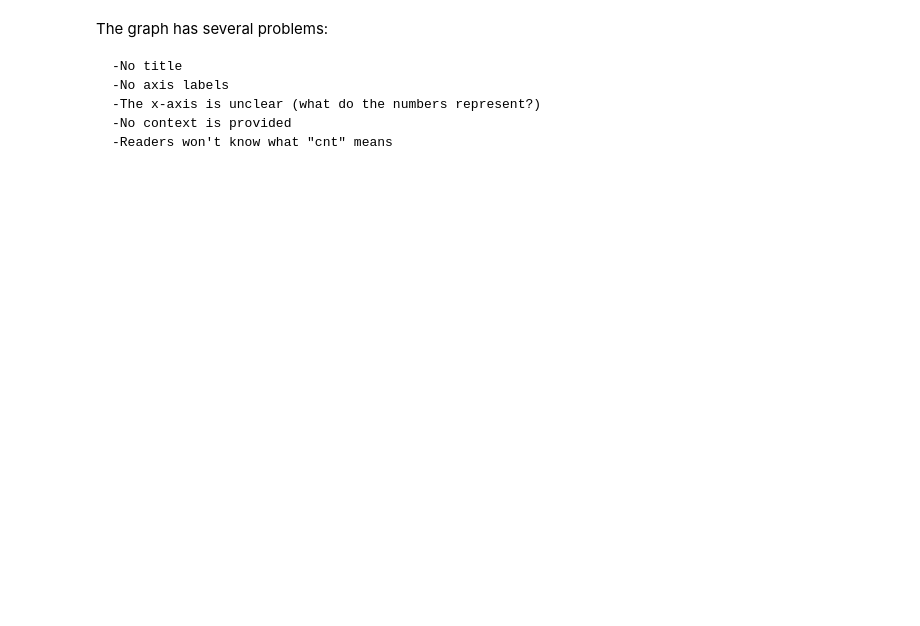
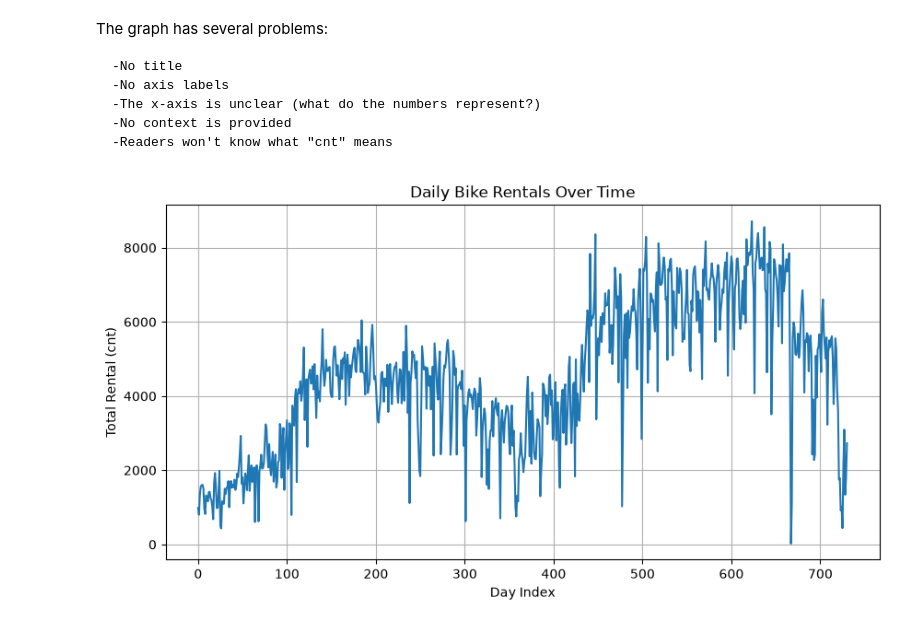
Before and after one commit to NaseefNazrul/DataScience_Learning, a Jupyter notebook: Learning/3_Visualization/learning.ipynb, the cells around one changed output. Drawn from its saved outputs; the diff is of its cells as text; code cells hidden in the pictures; blank space fills up the shorter version.

Commit message:
working on visualisation

```diff
--- a/Learning/3_Visualization/learning.ipynb
+++ b/Learning/3_Visualization/learning.ipynb
@@ -108,3 +108,14 @@ The graph has several problems:
     -The x-axis is unclear (what do the numbers represent?)
     -No context is provided
     -Readers won't know what "cnt" means
+# %%
+plt.figure(figsize=(10, 5))
+plt.plot(df['cnt'])
+plt.title("Daily Bike Rentals Over Time")
+plt.xlabel("Day Index")
+plt.ylabel("Total Rental (cnt)")
+plt.grid(True)
+
+plt.show()
+# %% [output]
+[figure, added]
```
Also changed, not shown: parts of 3 cells of this notebook.
